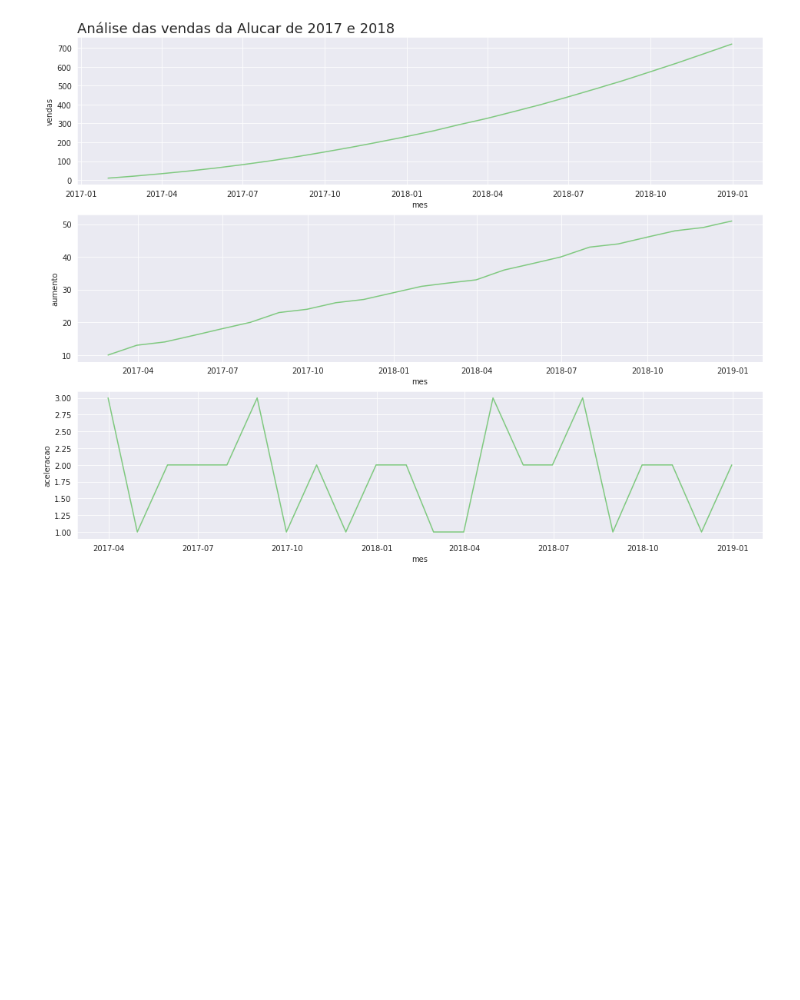
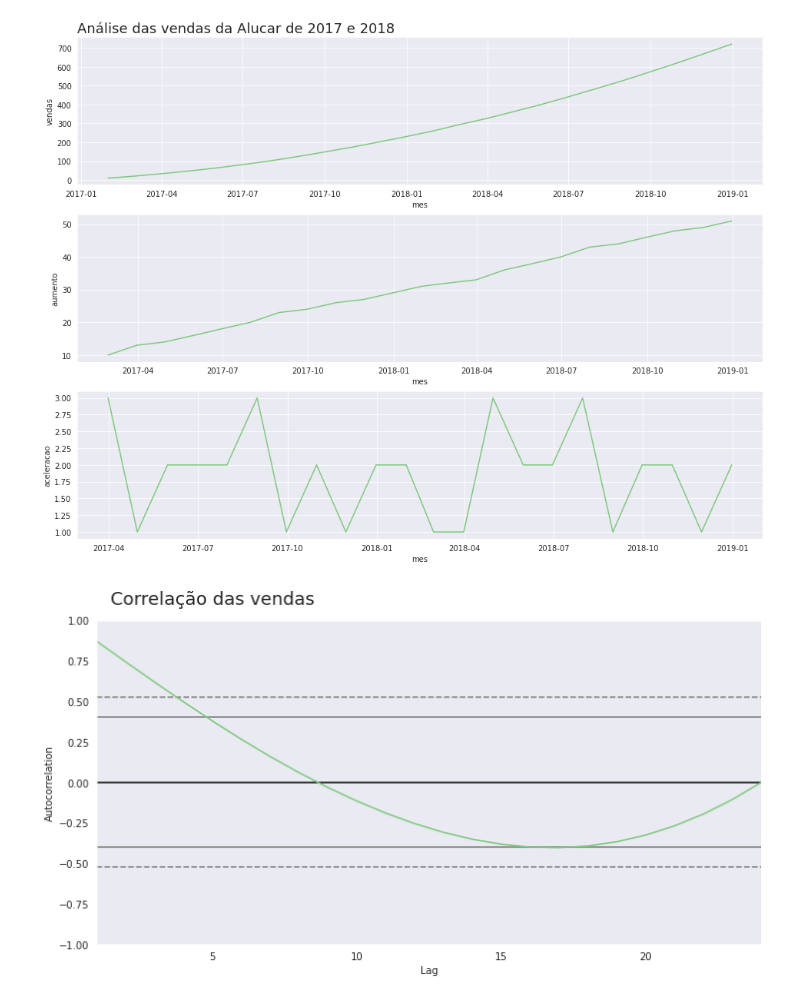
Before and after one commit to GabrielTB1/Time-Series, a Jupyter notebook: Time_Series.ipynb, the cells around one changed output. Drawn from its saved outputs; the diff is of its cells as text; code cells hidden in the pictures; blank space fills up the shorter version.

```diff
--- a/Time_Series.ipynb
+++ b/Time_Series.ipynb
@@ -144,0 +147,7 @@ plot_comparacao('mes','vendas','aumento','aceleracao',alucar,'Análise das venda
+# %%
+ax = plt.figure(figsize=(12,6))
+ax.suptitle('Correlação das vendas', fontsize = 18, x = 0.26, y = 0.95)
+autocorrelation_plot(alucar['vendas'])
+ax = ax
+# %% [output]
+[figure, added]
```
Also changed, not shown: parts of 3 cells of this notebook.
